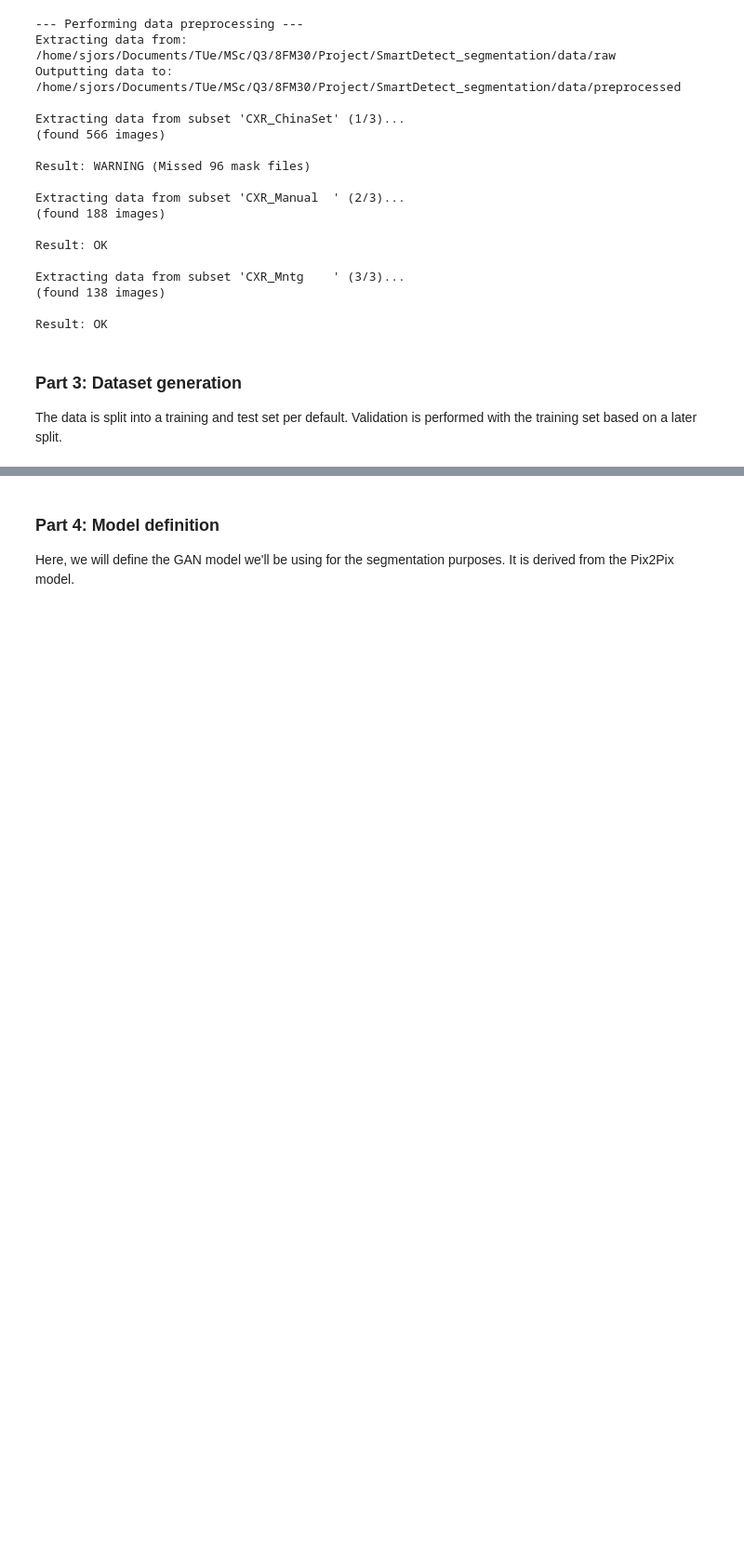
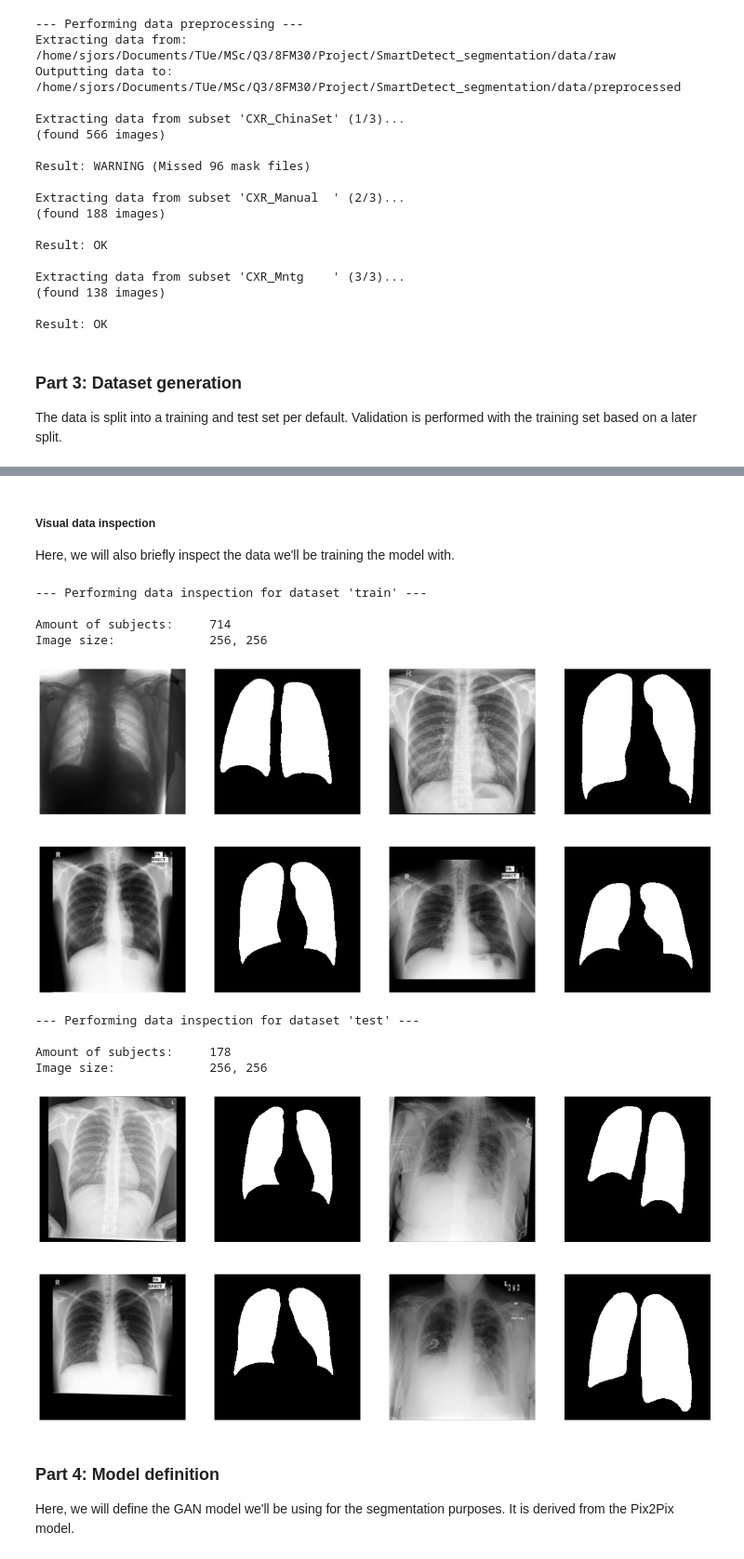
Before and after one commit to shaverschuren/SmartDetect_segmentation, a Jupyter notebook: notebook/01_segmentation_train.ipynb, the cells around one changed output, grey strips where cells are left out. Shown at 93% size. Saved outputs shown, nothing was run; the diff lists cells and outputs as text; code cells hidden in the pictures; blank space fills up the shorter version.

Commit message:
Implemented data inspection

```diff
--- a/notebook/01_segmentation_train.ipynb
+++ b/notebook/01_segmentation_train.ipynb
@@ -72,4 +78,21 @@ Extracting test dataset from /home/sjors/Documents/TUe/MSc/Q3/8FM30/Project/Smar
 Completed. Dataset consists of 178 images and is 0.19 GB
+# %% [markdown]
+##### Visual data inspection
+Here, we will also briefly inspect the data we'll be training the model with.
+# %%
+inspect_dataset(dataset_train, 'train')
+inspect_dataset(dataset_test, 'test')
+# %% [output]
+--- Performing data inspection for dataset 'train' ---
+
+Amount of subjects:     714
+Image size:             256, 256
+[figure, added]
+--- Performing data inspection for dataset 'test' ---
+
+Amount of subjects:     178
+Image size:             256, 256
+[figure, added]
 # %% [markdown]
 ### Part 4: Model definition
 Here, we will define the GAN model we'll be using for the segmentation purposes.
```
Also changed, not shown: parts of 3 cells of this notebook, 2 other files.
